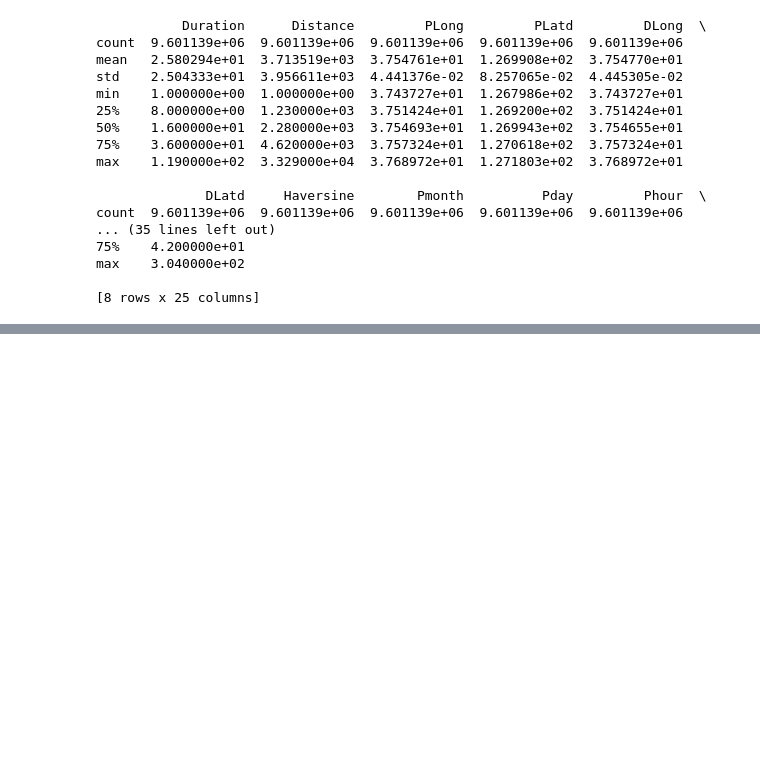
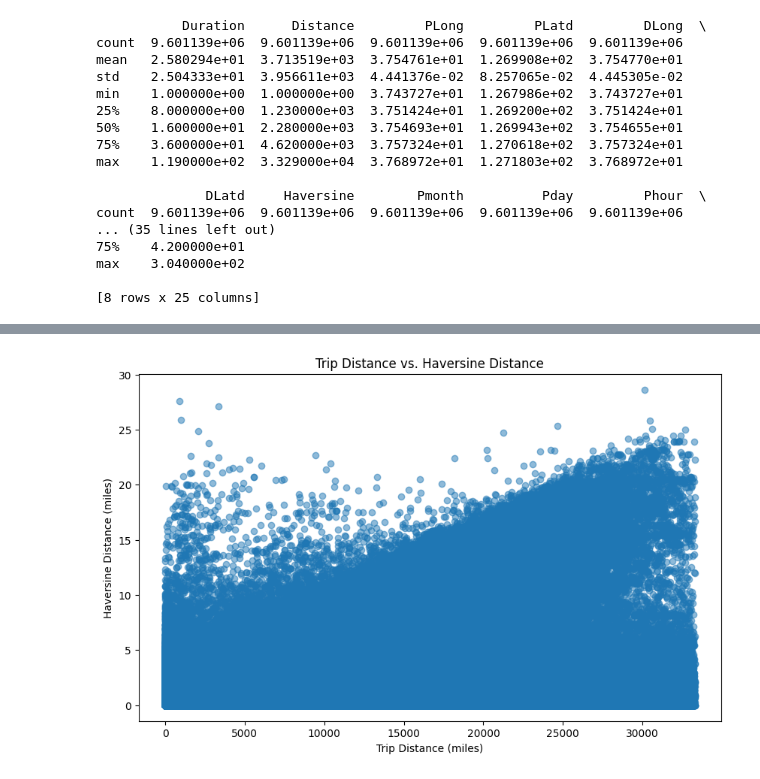
Before and after one commit to dp2292/CP01-Data-Alchemists, a Jupyter notebook: SBT_Graphs_Dhruv.ipynb, the cells around one changed output, grey strips where cells are left out. Drawn from its saved outputs; the diff is of its cells as text; code cells hidden in the pictures; blank space fills up the shorter version.

```diff
--- a/SBT_Graphs_Dhruv.ipynb
+++ b/SBT_Graphs_Dhruv.ipynb
@@ -90,0 +103,10 @@ max    3.040000e+02
+# %%
+# Scatter plot of trip distance vs. haversine distance
+plt.figure(figsize=(10, 6))
+plt.scatter(df['Distance'], df['Haversine'], alpha=0.5)
+plt.xlabel('Trip Distance (miles)')
+plt.ylabel('Haversine Distance (miles)')
+plt.title('Trip Distance vs. Haversine Distance')
+plt.show()
+# %% [output]
+[figure, added]
```
Also changed, not shown: parts of 11 cells of this notebook.
